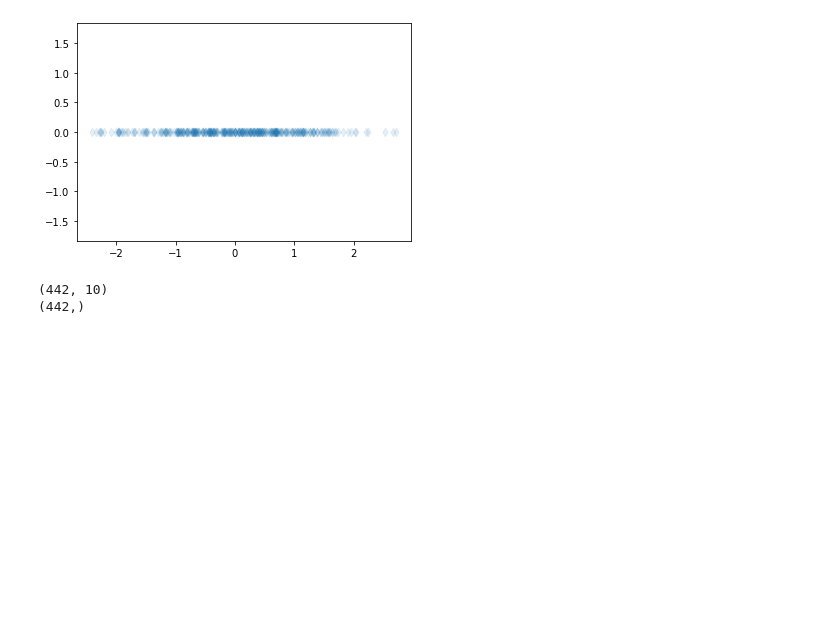
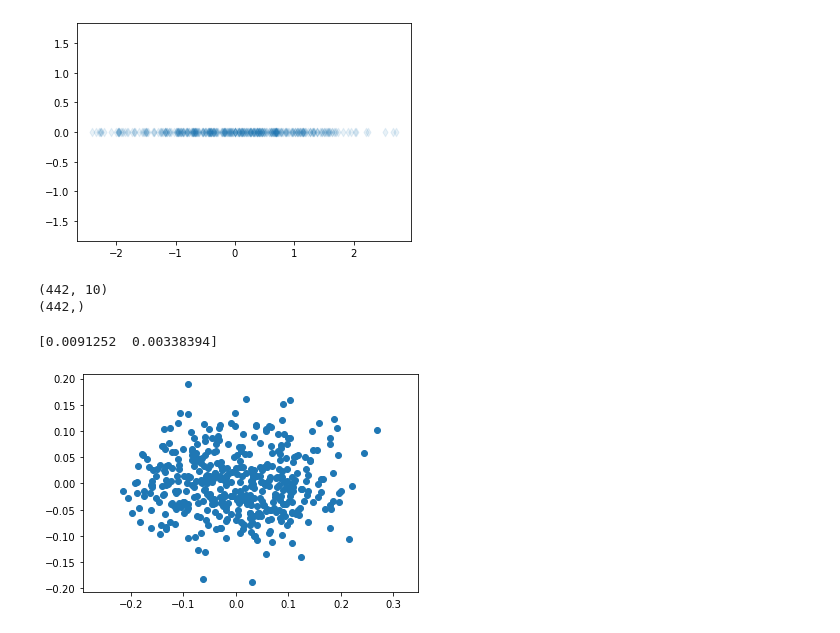
Before and after one commit to tauimonen/Data-science, a Jupyter notebook: principal_component_analysis.ipynb, the cells around one changed output. Drawn from its saved outputs; the diff is of its cells as text; code cells hidden in the pictures; blank space fills up the shorter version.

```diff
--- a/principal_component_analysis.ipynb
+++ b/principal_component_analysis.ipynb
@@ -78,3 +78,13 @@ print(y.shape)
 # %% [output]
 (442, 10)
 (442,)
+# %%
+pca=PCA(2)
+pca.fit(X)
+print(pca.explained_variance_)
+Z=pca.transform(X)
+plt.axis('equal')
+plt.scatter(Z[:,0], Z[:,1]);
+# %% [output]
+[0.0091252  0.00338394]
+[figure, added]
```
Also changed, not shown: parts of 2 cells of this notebook.
